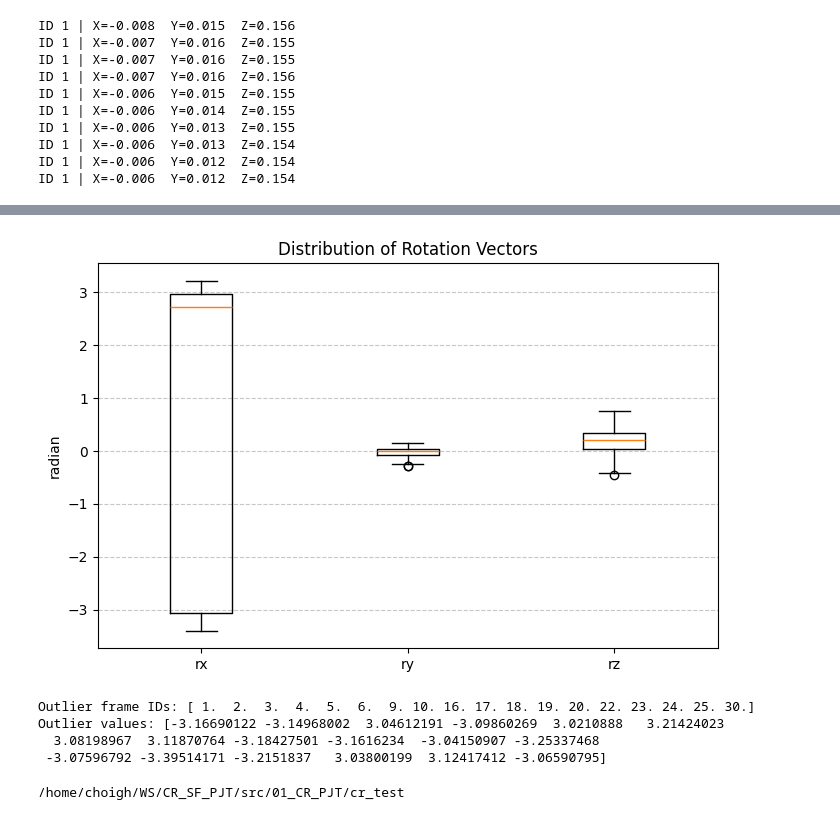
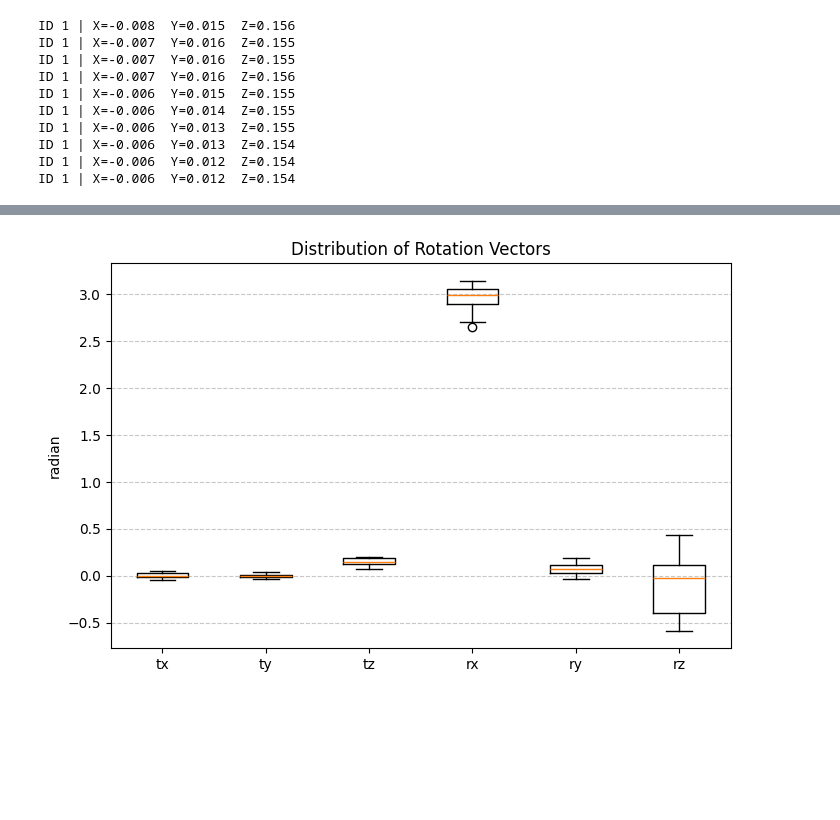
Before and after one commit to lanadelray00/CR_SF_PJT, a Jupyter notebook: src/01_CR_PJT/cr_test/CR_PJT 2-a.ipynb, the cells around one changed output, grey strips where cells are left out. Drawn from its saved outputs; the diff is of its cells as text; code cells hidden in the pictures; blank space fills up the shorter version.

```diff
--- a/src/01_CR_PJT/cr_test/CR_PJT 2-a.ipynb
+++ b/src/01_CR_PJT/cr_test/CR_PJT 2-a.ipynb
@@ -298,10 +298,30 @@ if ros_thread.is_alive():
 
 print("✅ Node terminated cleanly.")
 # %%
-# data = np.load('/home/choigh/WS/CR_SF_PJT/src/01_CR_PJT/cr_test/t_rvec_ee_list/t_rvec_ee_list.npz')
-data = np.load('/home/choigh/WS/CR_SF_PJT/src/01_CR_PJT/cr_test/t_rvec_ee_list_1/t_rvec_ee_list_1.npz')
+import numpy as np
+import pandas as pd
+data = np.load('/home/choigh/WS/CR_SF_PJT/src/01_CR_PJT/cr_test/t_rvec_ee_list/t_rvec_ee_list.npz')
+# data = np.load('/home/choigh/WS/CR_SF_PJT/src/01_CR_PJT/cr_test/t_rvec_ee_list_1/t_rvec_ee_list_1.npz')
 
 # 배열 불러오기
 tvecs = data['tvecs']
 rvecs = data['rvecs']
 ee_pose = data['ee_pose']
+
+eyehand_data = pd.DataFrame({
+    'count': tvecs[:, 0].astype(int),
+    'id': tvecs[:, 1].astype(int),
+    'tvec_x': tvecs[:, 2],
+    'tvec_y': tvecs[:, 3],
+    'tvec_z': tvecs[:, 4],
+    'rvec_x': rvecs[:, 1],
+    'rvec_y': rvecs[:, 2],
+    'rvec_z': rvecs[:, 3],
+    'ee_x': ee_pose[:, 0],
+    'ee_y': ee_pose[:, 1],
+    'ee_z': ee_pose[:, 2],
+    'ee_roll': ee_pose[:, 3],
+    'ee_pitch': ee_pose[:, 4],
+    'ee_yaw': ee_pose[:, 5],
+})
+print(eyehand_data.head())
@@ -340,3 +328,5 @@ print(eyehand_data.head())
+# %%
+eyehand_data = eyehand_data[eyehand_data['id']==1]
 # %%
 import matplotlib.pyplot as plt
 import numpy as np
@@ -383,0 +350,3 @@ corrected = normalize_rvec_flips(rvecs)
+# %%
+eyehand_data = eyehand_data[eyehand_data['rvec_x']>=0]
+eyehand_data
@@ -384,37 +371,20 @@ corrected = normalize_rvec_flips(rvecs)
 # %%
 import matplotlib.pyplot as plt
 import numpy as np
 
-# corrected가 리스트라면 numpy로 변환
-corrected = np.array(corrected)
-
-# 열 분리 (id, rx, ry, rz)
-ids = corrected[:, 0]
-rx = corrected[:, 1]
-ry = corrected[:, 2]
-rz = corrected[:, 3]
+tx = eyehand_data['tvec_x']
+ty = eyehand_data['tvec_y']
+tz = eyehand_data['tvec_z']
+rx = eyehand_data['rvec_x']
+ry = eyehand_data['rvec_y']
+rz = eyehand_data['rvec_z']
 
 # boxplot 생성
 plt.figure(figsize=(8, 5))
-plt.boxplot([rx, ry, rz], labels=['rx', 'ry', 'rz'])
+plt.boxplot([tx, ty, tz, rx, ry, rz], labels=['tx', 'ty', 'tz','rx', 'ry', 'rz'])
 plt.title('Distribution of Rotation Vectors')
 plt.ylabel('radian')
 plt.grid(True, axis='y', linestyle='--', alpha=0.7)
 plt.show()
 # %% [output]
-[figure, old version]
+[figure, new version]
-# %%
-# 평균±2π 범위를 벗어난 값 찾기
-outliers = np.where(np.abs(rx) > 3.0)[0]
-print("Outlier frame IDs:", ids[outliers])
-print("Outlier values:", rx[outliers])
-# %% [output]
-Outlier frame IDs: [ 1.  2.  3.  4.  5.  6.  9. 10. 16. 17. 18. 19. 20. 22. 23. 24. 25. 30.]
-Outlier values: [-3.16690122 -3.14968002  3.04612191 -3.09860269  3.0210888   3.21424023
-  3.08198967  3.11870764 -3.18427501 -3.1616234  -3.04150907 -3.25337468
- -3.07596792 -3.39514171 -3.2151837   3.03800199  3.12417412 -3.06590795]
-# %%
-import os
-print(os.getcwd())
-# %% [output]
-/home/choigh/WS/CR_SF_PJT/src/01_CR_PJT/cr_test
```
Also changed, not shown: parts of 6 cells of this notebook, 7 other files.
